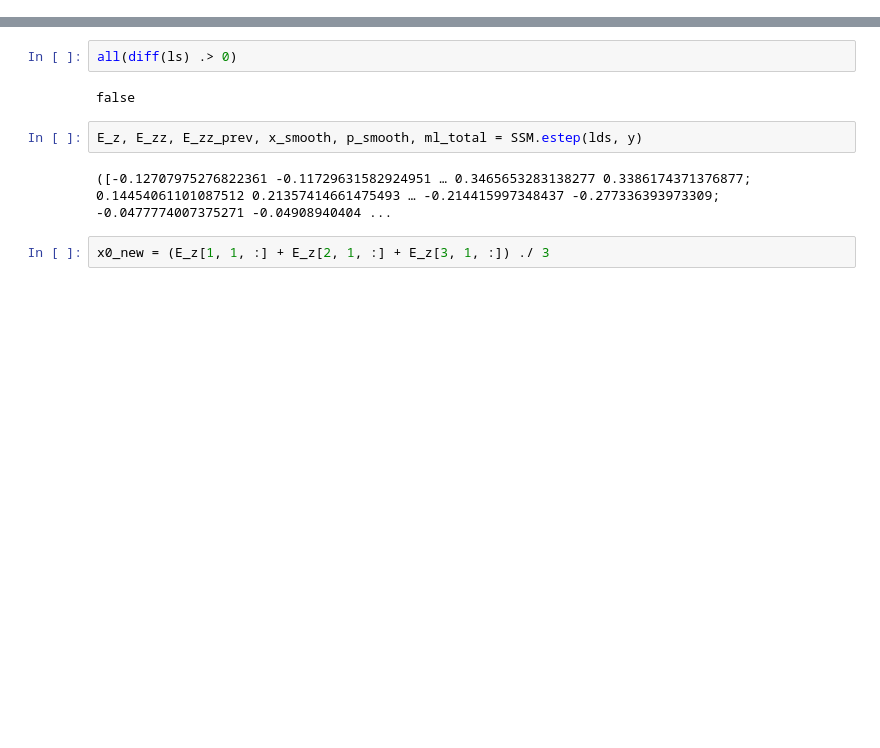
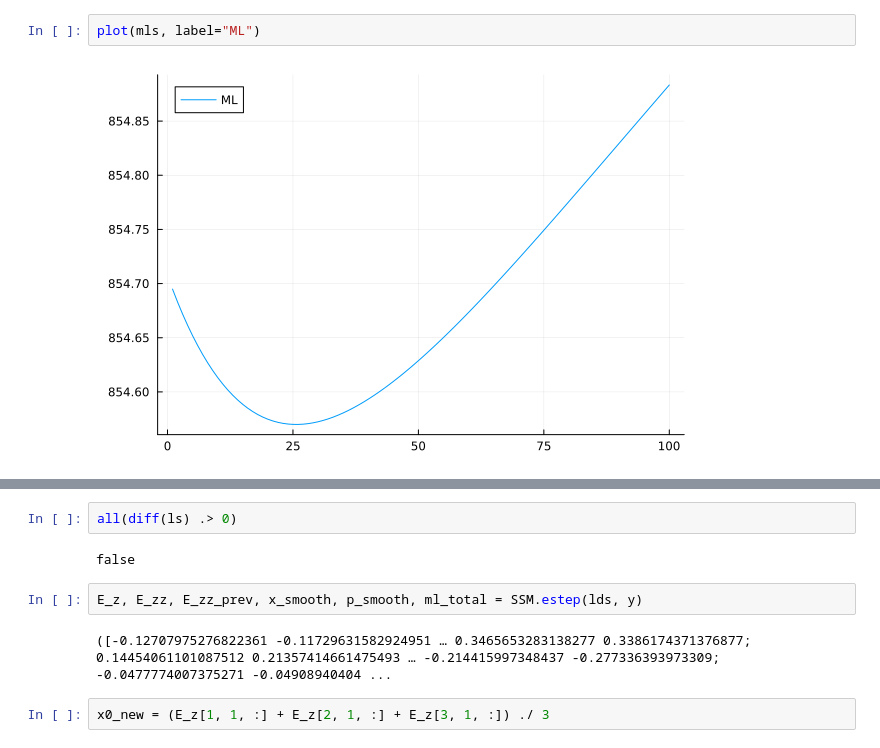
Before and after one commit to depasquale-lab/StateSpaceDynamics.jl, a Jupyter notebook: notebooks/LDS.ipynb, the cells around one changed output, grey strips where cells are left out. Drawn from its saved outputs; the diff is of its cells as text; blank space fills up the shorter version.

```diff
--- a/notebooks/LDS.ipynb
+++ b/notebooks/LDS.ipynb
@@ -34,0 +117,4 @@ x, y = SSM.sample(lds, 100, 3)
+# %%
+plot(mls, label="ML")
+# %% [output]
+[figure, added]
```
Also changed, not shown: parts of 10 cells of this notebook, 9 other files.
